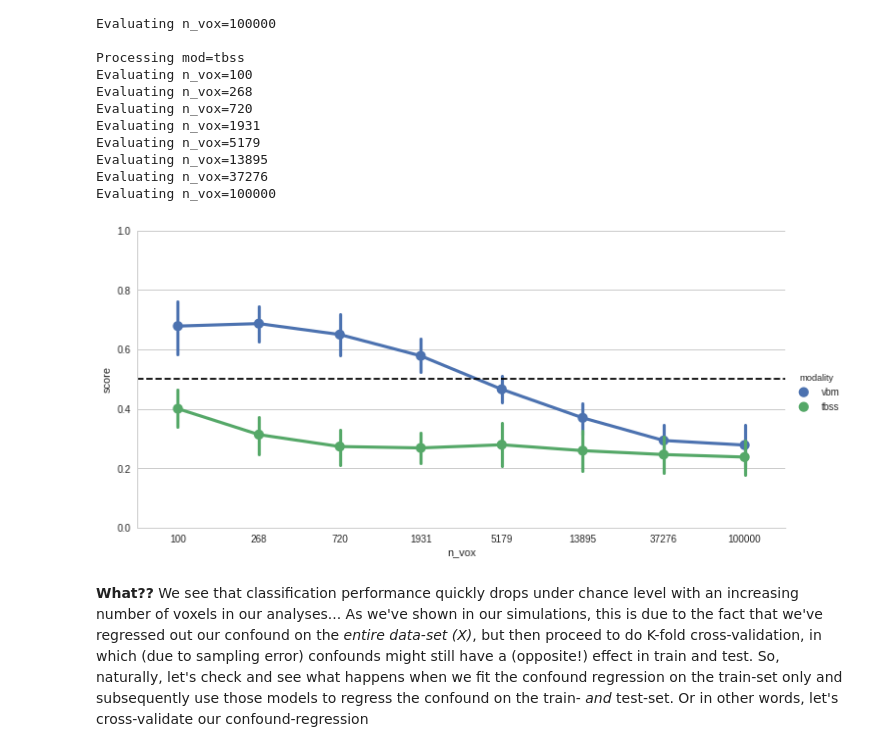
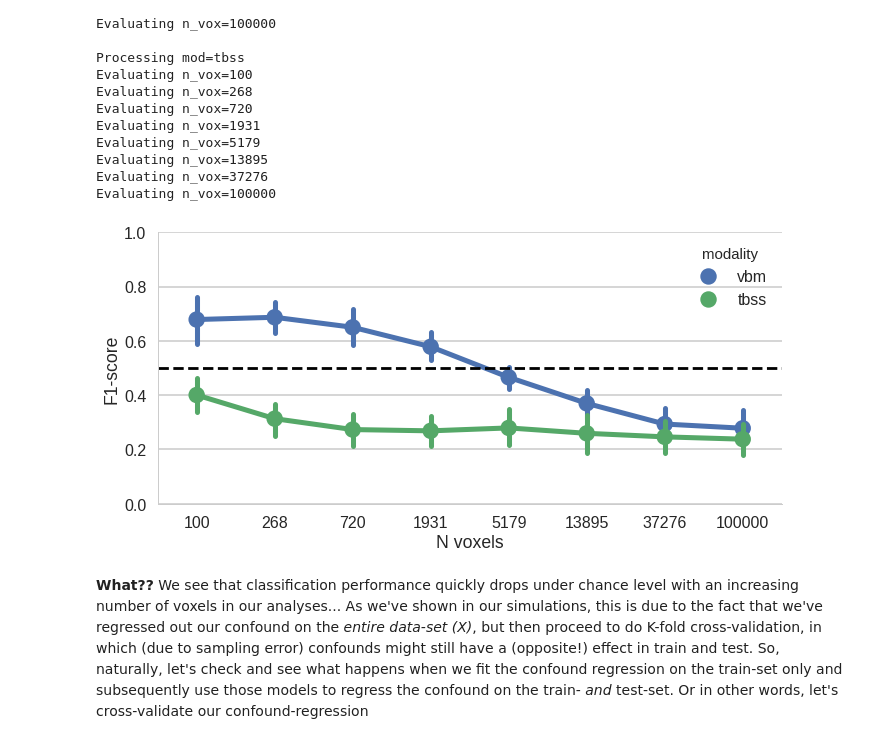
Before and after one commit to lukassnoek/MVCA, a Jupyter notebook: empirical/gender_classification.ipynb, the cells around one changed output. Cells and saved outputs as stored; diff of their text form; code cells hidden in the pictures.

```diff
--- a/empirical/gender_classification.ipynb
+++ b/empirical/gender_classification.ipynb
@@ -114,3 +133,16 @@ Conclusion: yes, very accurately so (F1 > 0.8).
+# %%
+mvp_no_brainsize = {}
+
+for modality in ['vbm', 'tbss']:
+    design = np.hstack((np.ones((mvp[modality].X.shape[0], 1)),
+                        confound[modality]))
+
+    tmp = deepcopy(mvp[modality])
+
+    for vox in range(mvp[modality].X.shape[1]):
+        beta = np.linalg.lstsq(design, mvp[modality].X[:, vox])[0]
+        tmp.X[:, vox] -= beta.dot(design.T)
+    mvp_no_brainsize[modality] = tmp
 # %%
 corrs_X_y = {'corr': [], 'type': [], 'modality': []}
 
@@ -120,7 +152,7 @@ for modality in ['vbm', 'tbss']:
         corrs_X_y['corr'].append(np.corrcoef(mvp[modality].X[:, vox], mvp[modality].y)[0, 1])
         corrs_X_y['type'].append('orig')
         corrs_X_y['modality'].append(modality)
-        corrs_X_y['corr'].append(np.corrcoef(mvp_sce2[modality].X[:, vox], mvp[modality].y)[0, 1])
+        corrs_X_y['corr'].append(np.corrcoef(mvp_no_brainsize[modality].X[:, vox], mvp[modality].y)[0, 1])
         corrs_X_y['type'].append('corrected')
         corrs_X_y['modality'].append(modality)
 # %%
@@ -140,7 +177,7 @@ for modality in ['vbm', 'tbss']:
         corrs_X_c['corr'].append(np.corrcoef(mvp[modality].X[:, vox], confound[modality].squeeze())[0, 1])
         corrs_X_c['type'].append('orig')
         corrs_X_c['modality'].append(modality)
-        corrs_X_c['corr'].append(np.corrcoef(mvp_sce2[modality].X[:, vox], confound[modality].squeeze())[0, 1])
+        corrs_X_c['corr'].append(np.corrcoef(mvp_no_brainsize[modality].X[:, vox], confound[modality].squeeze())[0, 1])
         corrs_X_c['type'].append('corrected')
         corrs_X_c['modality'].append(modality)
 # %%
@@ -267,8 +311,7 @@ for modality in ['vbm', 'tbss']:
     tmp = deepcopy(mvp[modality])
     con_reg = ConfoundRegressor(confound=confound[modality],
                                 fit_idx=range(tmp.X.shape[0]))
-    X_reg = con_reg.fit(tmp.X, tmp.y).transform(tmp.X)
-    tmp.X = X_reg
+    tmp.X = con_reg.fit(tmp.X, tmp.y).transform(tmp.X)
     mvp_sce2[modality] = tmp
 # %% [output]
 Processing mod=vbm
@@ -313,12 +356,13 @@ Evaluating n_vox=37276
 Evaluating n_vox=100000
 # %%
 df_sce2 = pd.DataFrame(results_sce2)
-ax = sns.factorplot(x='n_vox', y='score', hue='modality', data=df_sce2, size=5, aspect=2)
-ax.set(ylim=(0, 1))
-plt.axhline(y=0.5, c='black', ls='dashed')
-plt.show()
+with sns.plotting_context("poster"):
+    ax = sns.factorplot(x='n_vox', y='score', hue='modality', data=df_sce2, size=5, aspect=2, legend_out=False)
+    ax.set(ylim=(0, 1), ylabel='F1-score', xlabel='N voxels')
+    plt.axhline(y=0.5, c='black', ls='dashed')
+    plt.show()
 # %% [output]
-[figure, old version]
+[figure, new version]
 # %% [markdown]
 **What??** We see that classification performance quickly drops under chance level with an increasing number of voxels in our analyses... As we've shown in our simulations, this is due to the fact that we've regressed out our confound on the *entire data-set (X)*, but then proceed to do K-fold cross-validation, in which (due to sampling error) confounds might still have a (opposite!) effect in train and test. So, naturally, let's check and see what happens when we fit the confound regression on the train-set only and subsequently use those models to regress the confound on the train- *and* test-set. Or in other words, let's cross-validate our confound-regression
 # %% [markdown]
```
Also changed, not shown: parts of 22 cells of this notebook.
